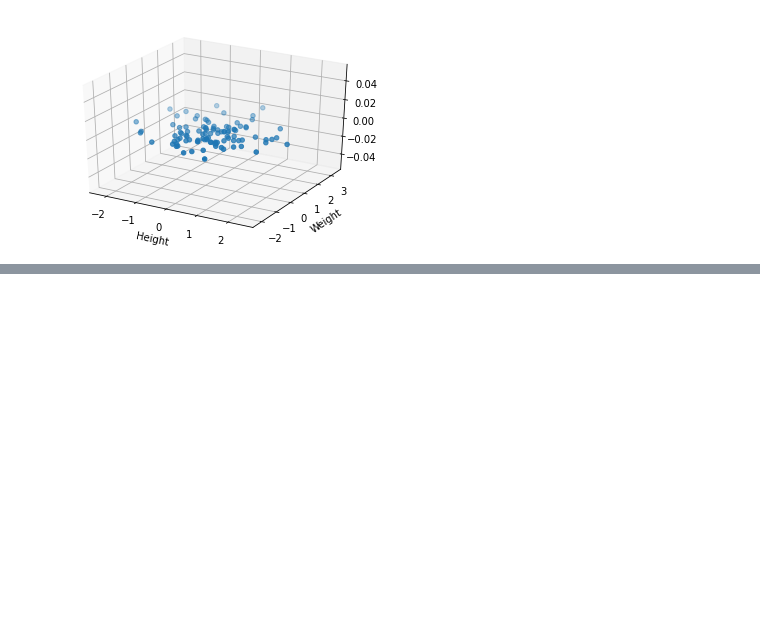
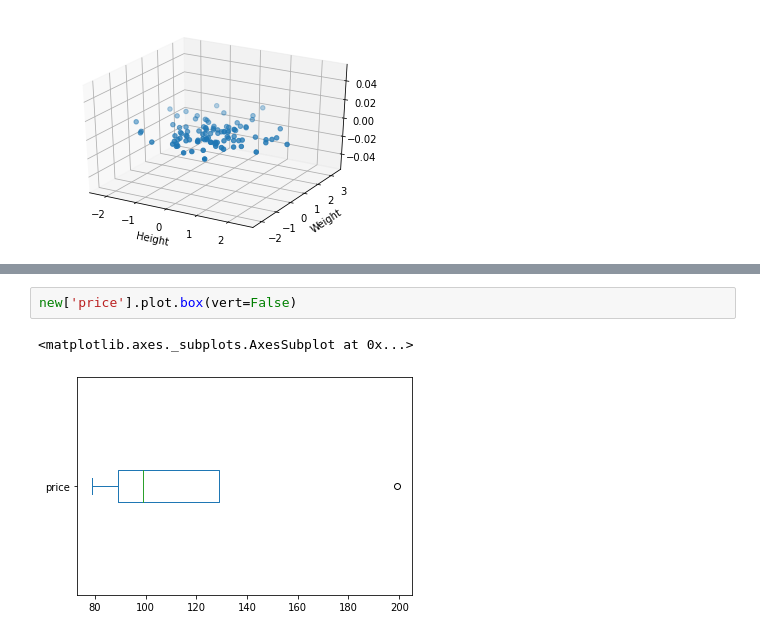
Before and after one commit to RKulagowska/Python-trainings, a Jupyter notebook: matplotlib.ipynb, the cells around one changed output, grey strips where cells are left out. Cells and saved outputs as stored; diff of their text form; blank space fills up the shorter version.

```diff
--- a/matplotlib.ipynb
+++ b/matplotlib.ipynb
@@ -218,0 +281,5 @@ plt.show()
+# %%
+new['price'].plot.box(vert=False)
+# %% [output]
+<matplotlib.axes._subplots.AxesSubplot at 0x...>
+[figure, added]
```
Also changed, not shown: parts of 16 cells of this notebook.
